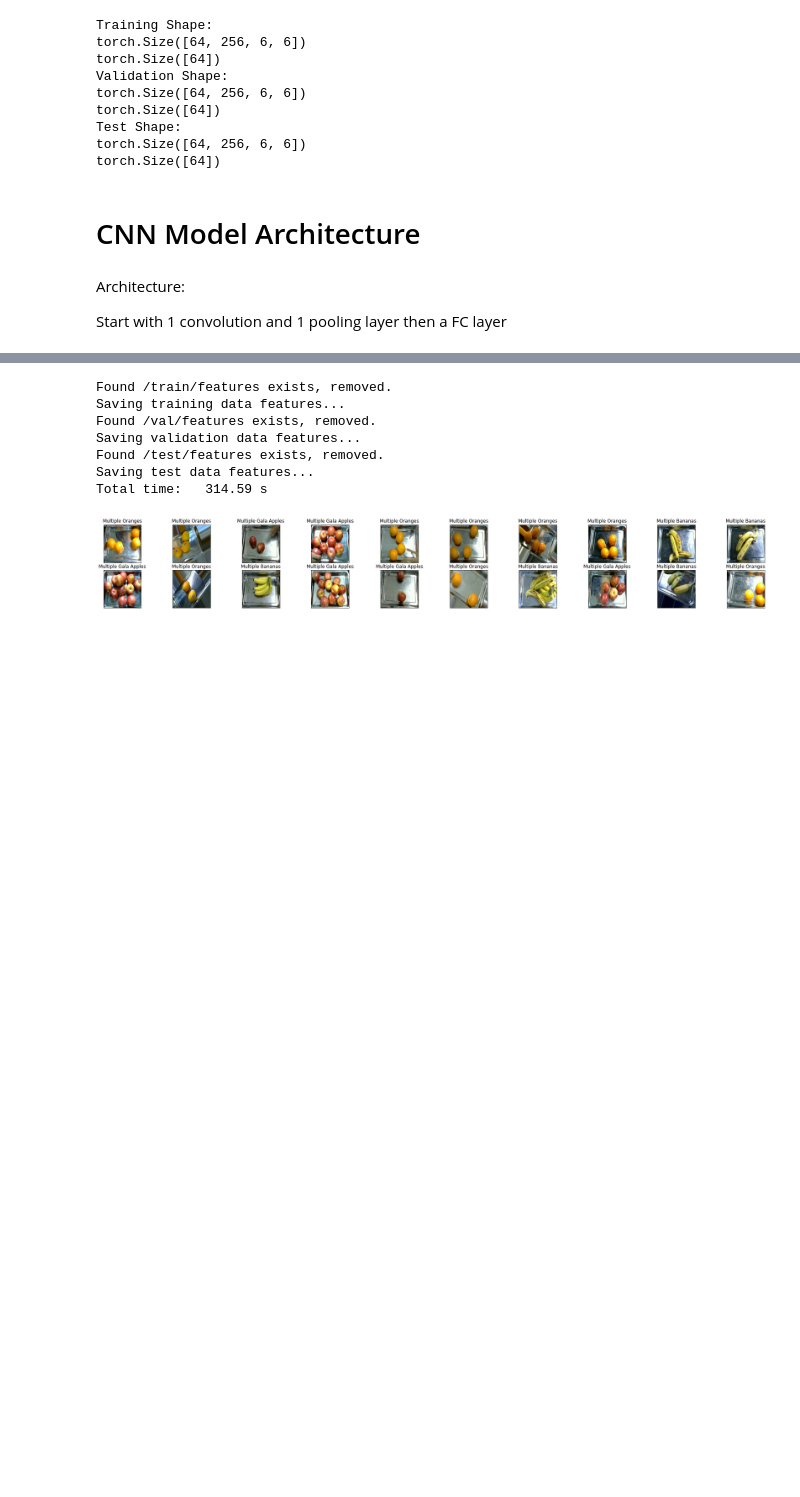
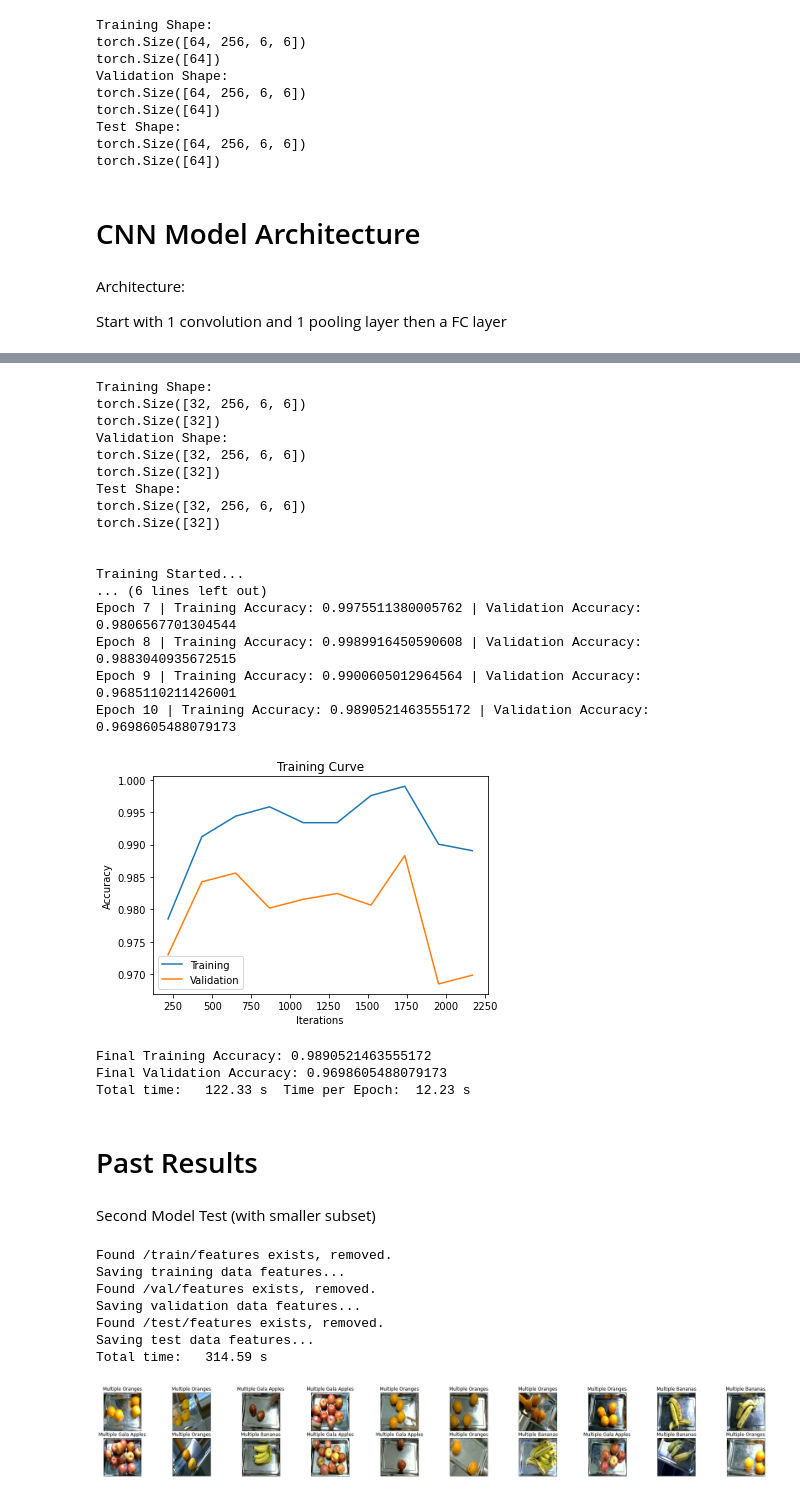
Before and after one commit to SupermarketAutomationAI/PrimaryModel_1, a Jupyter notebook: primary_model_JX.ipynb, the cells around one changed output, grey strips where cells are left out. Drawn from its saved outputs; the diff is of its cells as text; code cells hidden in the pictures; blank space fills up the shorter version.

```diff
--- a/primary_model_JX.ipynb
+++ b/primary_model_JX.ipynb
@@ -421,7 +421,6 @@ def train_AlexNet(model, train_loader, val_loader, num_epochs=1, batch_size=32,
             #############################################
 
             out = model(imgs)       # forward pass, imgs already the features extracted from AlexNet
-            out = F.softmax(out)
             loss = criterion(out, labels) # compute the total loss
             loss.backward()               # backward pass (compute parameter updates)
             optimizer.step()              # make the updates for each parameter
@@ -450,3 +460,45 @@ def train_AlexNet(model, train_loader, val_loader, num_epochs=1, batch_size=32,
+# %%
+class AlexNetCNNClassifier_3(nn.Module):
+    def __init__(self):
+        super(AlexNetCNNClassifier_3, self).__init__()
+        self.conv1 = nn.Conv2d(256, 128, 3) # creates 4x4 feature map
+        self.pool = nn.MaxPool2d(2, 2) # createst 2x2 feature map
+        self.fc1 = nn.Linear(128*2*2, 14) # <<<<<< output 14 classes but with 14 it errors out...
+
+    def forward(self, x):
+        x = self.pool(F.relu(self.conv1(x)))
+        x = x.view(-1, 128*2*2)
+        x = self.fc1(x)
+        return x
+model = AlexNetCNNClassifier_3()
+train_loader, val_loader, test_loader = get_feature_loader(parent_dir, batch_size=32) # reload AlexNet features with new batch_size
+train_AlexNet(model, train_loader, val_loader, batch_size=32, num_epochs=10)
+# %% [output]
+Training Shape:
+torch.Size([32, 256, 6, 6])
+torch.Size([32])
+Validation Shape:
+torch.Size([32, 256, 6, 6])
+torch.Size([32])
+Test Shape:
+torch.Size([32, 256, 6, 6])
+torch.Size([32])
+
+
+Training Started...
+... (6 lines left out)
+Epoch 7 | Training Accuracy: 0.9975511380005762 | Validation Accuracy: 0.9806567701304544
+Epoch 8 | Training Accuracy: 0.9989916450590608 | Validation Accuracy: 0.9883040935672515
+Epoch 9 | Training Accuracy: 0.9900605012964564 | Validation Accuracy: 0.9685110211426001
+Epoch 10 | Training Accuracy: 0.9890521463555172 | Validation Accuracy: 0.9698605488079173
+[figure, added]
+Final Training Accuracy: 0.9890521463555172
+Final Validation Accuracy: 0.9698605488079173
+Total time:   122.33 s  Time per Epoch:  12.23 s
+# %% [markdown]
+# Past Results
+# %% [markdown]
+Second Model Test (with smaller subset)
 # %%
 target_classes = ['Multiple Oranges', 'Multiple Gala Apples', 'Multiple Bananas']
 get_alexnet_features(parent_dir, classes, target_classes, verify=True)
```
Also changed, not shown: parts of 5 cells of this notebook.
